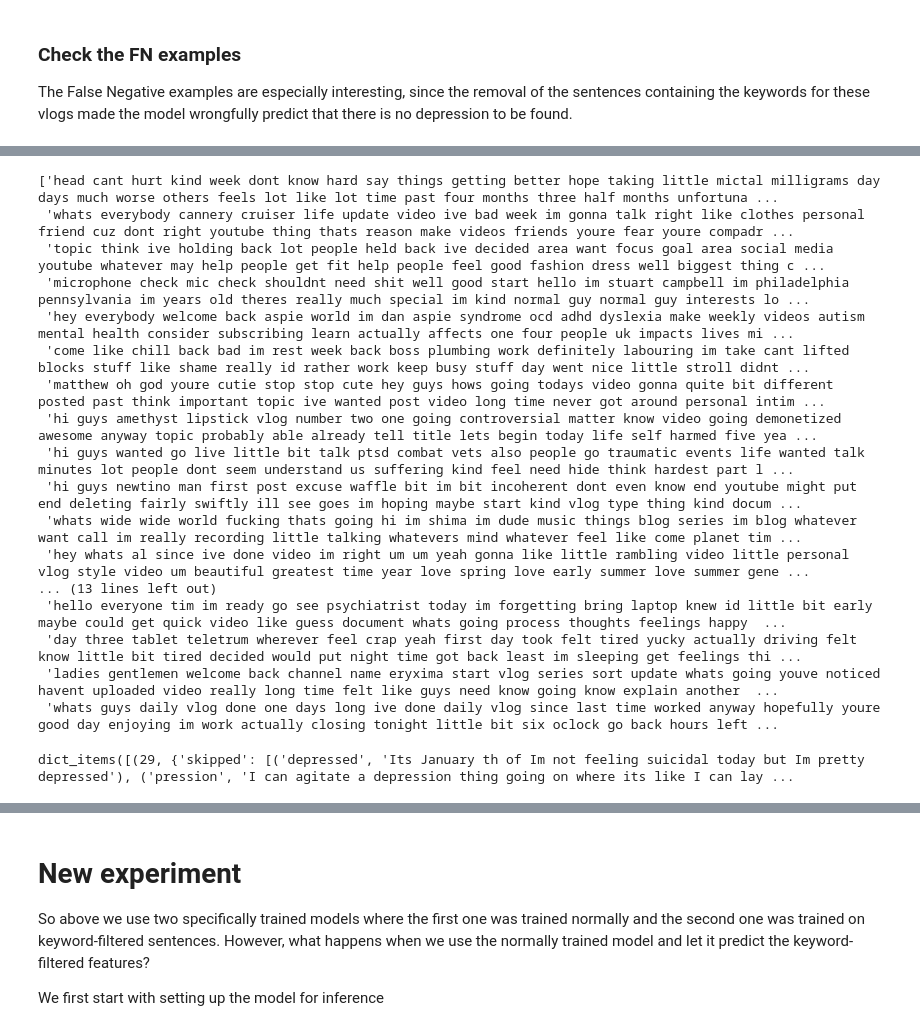
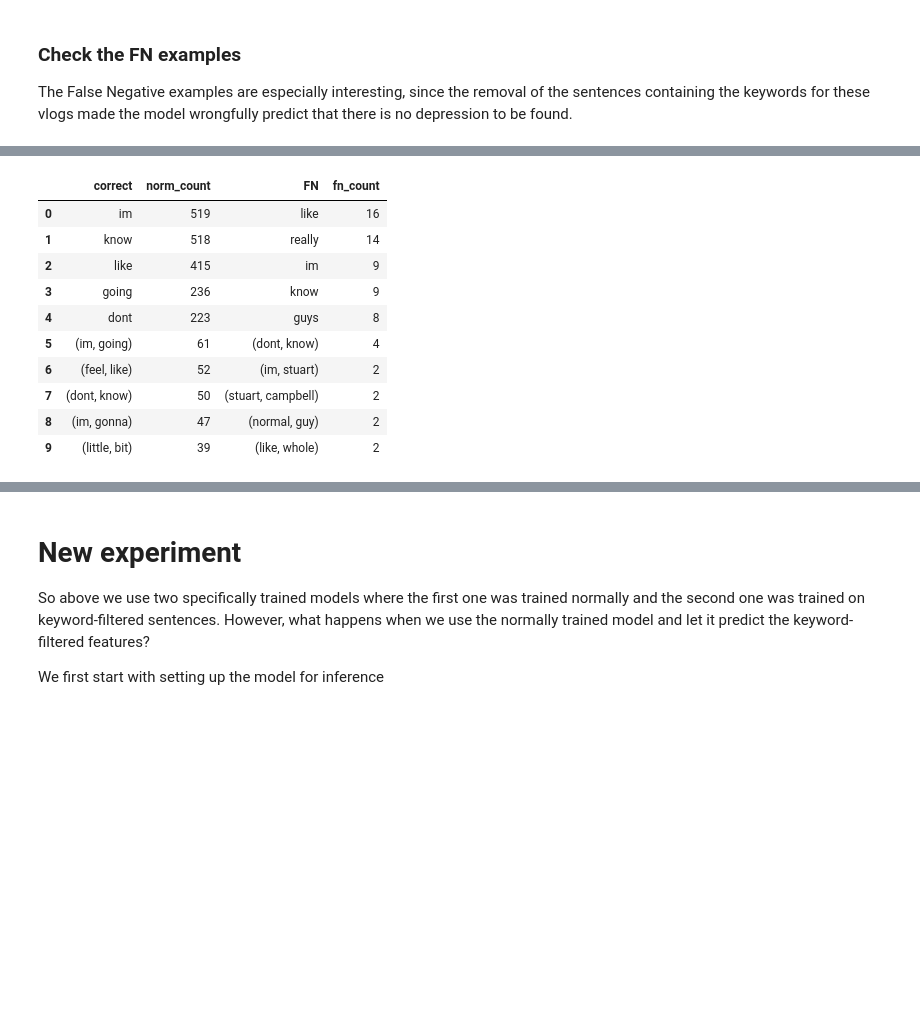
Before and after one commit to StanMey/Master_thesis_DVlog, a Jupyter notebook: notebooks/post-hoc_analysis.ipynb, the cells around one changed output, grey strips where cells are left out. Drawn from its saved outputs; the diff is of its cells as text; code cells hidden in the pictures; blank space fills up the shorter version.

Commit message:
updated post-hoc analysis

```diff
--- a/notebooks/post-hoc_analysis.ipynb
+++ b/notebooks/post-hoc_analysis.ipynb
@@ -480,44 +475,21 @@ plt.show()
 # %%
-# correct_preds_sents = [clean_text(" ".join(x.get("correct")), analyse_cleanup=True) for _, x in correct_preds.items()]
-# skip_preds_sents = [clean_text(" ".join(x.get("skipped")[1]), analyse_cleanup=True) for _, x in correct_preds.items()]
+# correct_preds_sents = [list(map(lambda y: clean_text(y, analyse_cleanup=True), x.get("correct"))) for _, x in correct_preds.items()]
+# skip_preds_sents = [list(map(lambda y: clean_text(y[1], analyse_cleanup=True), x.get("skipped"))) for _, x in correct_preds.items()]
+correct_preds_sents = [clean_text(" ".join(x.get("correct")), analyse_cleanup=True) for _, x in correct_preds.items()]
+skip_preds_sents = [" ".join(list(map(lambda y: clean_text(y[1], analyse_cleanup=True), x.get("skipped")))) for _, x in correct_preds.items()]
 
 FN_normal_sents = [clean_text(" ".join(x.get("correct")), analyse_cleanup=True) for _, x in FN_sentences.items()]
-FN_skip_sents = [list(chain.from_iterable(x.get("skipped"))) for _, x in FN_sentences.items()]
-FN_normal_sents
+FN_skip_sents = [" ".join(list(map(lambda y: clean_text(y[1], analyse_cleanup=True), x.get("skipped")))) for _, x in FN_sentences.items()]
+
+# print(correct_preds_sents[:2])
+# print(skip_preds_sents[:2])
+
+# print(FN_normal_sents[:2])
+# print(FN_skip_sents[:2])
-# %% [output]
-['head cant hurt kind week dont know hard say things getting better hope taking little mictal milligrams day days much worse others feels lot like lot time past four months three half months unfortuna ...
- 'whats everybody cannery cruiser life update video ive bad week im gonna talk right like clothes personal friend cuz dont right youtube thing thats reason make videos friends youre fear youre compadr ...
- 'topic think ive holding back lot people held back ive decided area want focus goal area social media youtube whatever may help people get fit help people feel good fashion dress well biggest thing c ...
- 'microphone check mic check shouldnt need shit well good start hello im stuart campbell im philadelphia pennsylvania im years old theres really much special im kind normal guy normal guy interests lo ...
- 'hey everybody welcome back aspie world im dan aspie syndrome ocd adhd dyslexia make weekly videos autism mental health consider subscribing learn actually affects one four people uk impacts lives mi ...
- 'come like chill back bad im rest week back boss plumbing work definitely labouring im take cant lifted blocks stuff like shame really id rather work keep busy stuff day went nice little stroll didnt ...
- 'matthew oh god youre cutie stop stop cute hey guys hows going todays video gonna quite bit different posted past think important topic ive wanted post video long time never got around personal intim ...
- 'hi guys amethyst lipstick vlog number two one going controversial matter know video going demonetized awesome anyway topic probably able already tell title lets begin today life self harmed five yea ...
- 'hi guys wanted go live little bit talk ptsd combat vets also people go traumatic events life wanted talk minutes lot people dont seem understand us suffering kind feel need hide think hardest part l ...
- 'hi guys newtino man first post excuse waffle bit im bit incoherent dont even know end youtube might put end deleting fairly swiftly ill see goes im hoping maybe start kind vlog type thing kind docum ...
- 'whats wide wide world fucking thats going hi im shima im dude music things blog series im blog whatever want call im really recording little talking whatevers mind whatever feel like come planet tim ...
- 'hey whats al since ive done video im right um um yeah gonna like little rambling video little personal vlog style video um beautiful greatest time year love spring love early summer love summer gene ...
-... (13 lines left out)
- 'hello everyone tim im ready go see psychiatrist today im forgetting bring laptop knew id little bit early maybe could get quick video like guess document whats going process thoughts feelings happy  ...
- 'day three tablet teletrum wherever feel crap yeah first day took felt tired yucky actually driving felt know little bit tired decided would put night time got back least im sleeping get feelings thi ...
- 'ladies gentlemen welcome back channel name eryxima start vlog series sort update whats going youve noticed havent uploaded video really long time felt like guys need know going know explain another  ...
- 'whats guys daily vlog done one days long ive done daily vlog since last time worked anyway hopefully youre good day enjoying im work actually closing tonight little bit six oclock go back hours left ...
-# %%
-FN_sentences.items()
-# %% [output]
-dict_items([(29, {'skipped': [('depressed', 'Its January th of Im not feeling suicidal today but Im pretty depressed'), ('pression', 'I can agitate a depression thing going on where its like I can lay ...
 # %%
-def get_top_n_words(df: pd.DataFrame, column: str, n: int, col_filter: Tuple[str, str] | Tuple[str, str, str, str], ngram: int):
-
-    if len(col_filter) == 2:
-        # we specify one column and one particular value
-        filtered = df[df[col_filter[0]] == col_filter[1]][column]
-    else:
-        # we specify two particular values from two columns
-        filtered = df[(df[col_filter[0]] == col_filter[1]) & (df[col_filter[2]] == col_filter[3])][column]
-
+def get_top_n_words(sentences, n: int, ngram: int):
     # put all the words to an ngram
-    sequences = [sequence.split() for sequence in filtered]
+    sequences = [sequence.split() for sequence in sentences]
 
     if ngram > 1:
         sequences = [list(ngrams(sequence, ngram)) for sequence in sequences]
@@ -527,3 +499,32 @@ def get_top_n_words(df: pd.DataFrame, column: str, n: int, col_filter: Tuple[str
 
     # return the top n words from the counter
     return counter.most_common(n)
+# %%
+# check the remaining sentences
+correct_1 = get_top_n_words(correct_preds_sents, 5, 1)
+correct_2 = get_top_n_words(correct_preds_sents, 5, 2)
+
+FN1 = get_top_n_words(FN_normal_sents, 5, 1)
+FN2 = get_top_n_words(FN_normal_sents, 5, 2)
+
+# put it into a dataframe
+df_list = []
+for corr, fal_neg in zip(correct_1, FN1):
+    df_list.append(corr + fal_neg)
+for corr, fal_neg in zip(correct_2, FN2):
+    df_list.append(corr + fal_neg)
+
+df = pd.DataFrame(df_list, columns=["correct", "norm_count", "FN", "fn_count"])
+df.head(10)
+# %% [output]
+|  | correct | norm_count | FN | fn_count |
+| 0 | im | 519 | like | 16 |
+| 1 | know | 518 | really | 14 |
+| 2 | like | 415 | im | 9 |
+| 3 | going | 236 | know | 9 |
+| 4 | dont | 223 | guys | 8 |
+| 5 | (im, going) | 61 | (dont, know) | 4 |
+| 6 | (feel, like) | 52 | (im, stuart) | 2 |
+| 7 | (dont, know) | 50 | (stuart, campbell) | 2 |
+| 8 | (im, gonna) | 47 | (normal, guy) | 2 |
+| 9 | (little, bit) | 39 | (like, whole) | 2 |
```
Also changed, not shown: parts of 4 cells of this notebook.
